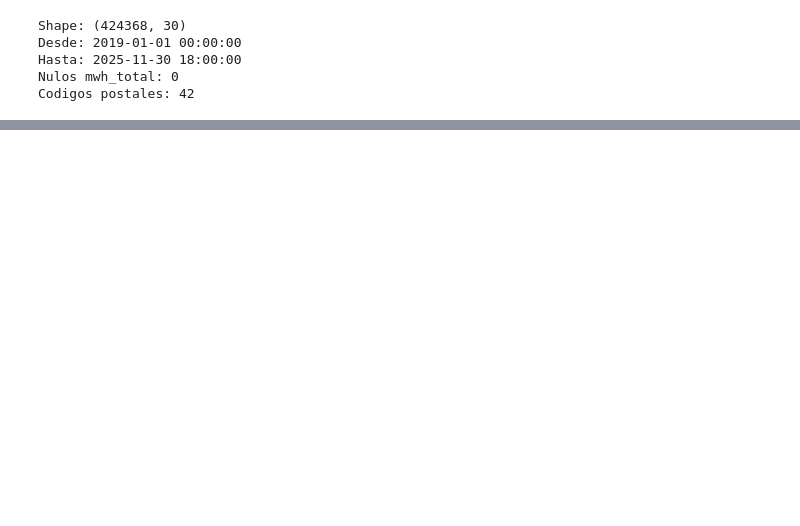
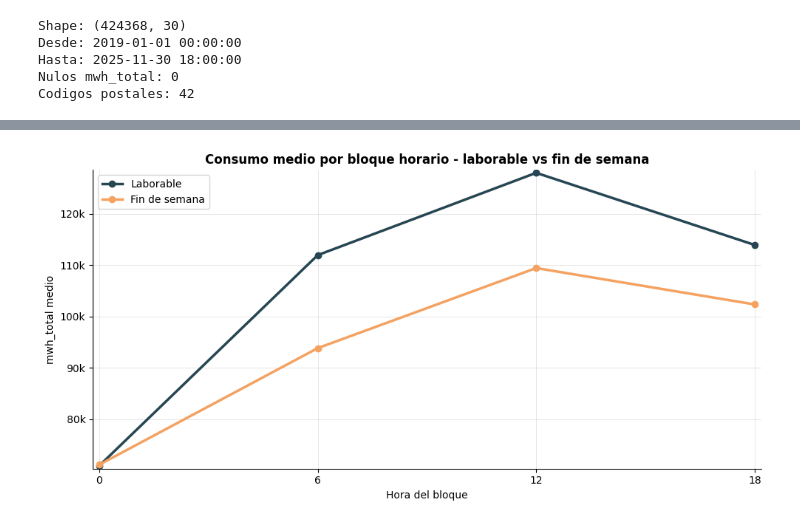
Before and after one commit to sebasposcor-del/TFM, a Jupyter notebook: notebooks/04_feature_engineering.ipynb, the cells around one changed output, grey strips where cells are left out. Cells and saved outputs as stored; diff of their text form; code cells hidden in the pictures; blank space fills up the shorter version.

```diff
--- a/notebooks/04_feature_engineering.ipynb
+++ b/notebooks/04_feature_engineering.ipynb
@@ -92,0 +530,10 @@ Codigos postales: 42
+# %%
+df = df.with_columns([
+    (pl.col('hora') * pl.col('es_finde')).alias('hora_x_finde'),
+    (pl.col('anio') == 2020).cast(pl.Int8).alias('is_covid'),
+])
+
+print(df.select(['hora', 'es_finde', 'hora_x_finde', 'anio', 'is_covid'])
+        .unique().sort(['anio', 'hora', 'es_finde']).head(12))
+
+print(f"\nis_covid = 1: {df['is_covid'].sum():,} registros ({df['is_covid'].mean()*100:.1f}%)")
@@ -92,0 +561,19 @@ Codigos postales: 42
+# %%
+inter = (
+    df.group_by(['hora', 'es_finde'])
+    .agg(pl.col('mwh_total').mean().alias('m'))
+    .sort(['hora', 'es_finde'])
+)
+
+fig, ax = plt.subplots(figsize=(10, 5))
+for fv, color, lab in [(0, C1, 'Laborable'), (1, C4, 'Fin de semana')]:
+    s = inter.filter(pl.col('es_finde') == fv).sort('hora')
+    ax.plot(s['hora'].to_numpy(), s['m'].to_numpy(), marker='o', color=color, linewidth=2.5, label=lab)
+ax.set_title('Consumo medio por bloque horario - laborable vs fin de semana', fontweight='bold')
+ax.set_xlabel('Hora del bloque'); ax.set_ylabel('mwh_total medio')
+ax.set_xticks([0, 6, 12, 18])
+ax.yaxis.set_major_formatter(plt.FuncFormatter(lambda v, _: f'{v/1000:.0f}k'))
+ax.legend()
+plt.tight_layout(); plt.show()
+# %% [output]
+[figure, added]
```
Also changed, not shown: parts of 36 cells of this notebook, 3 other files.
